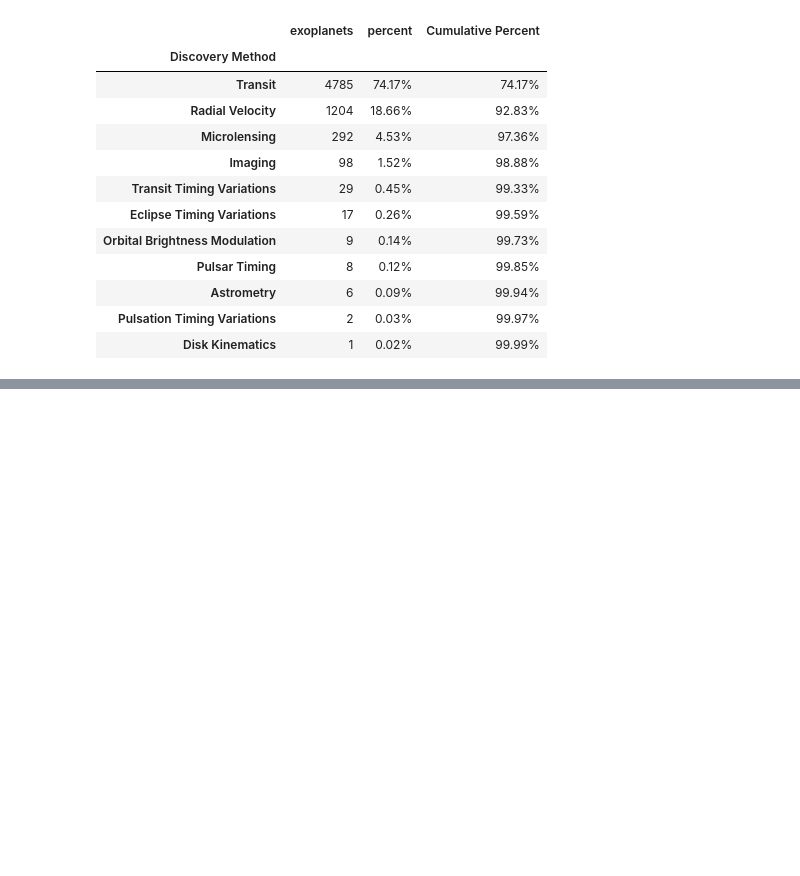
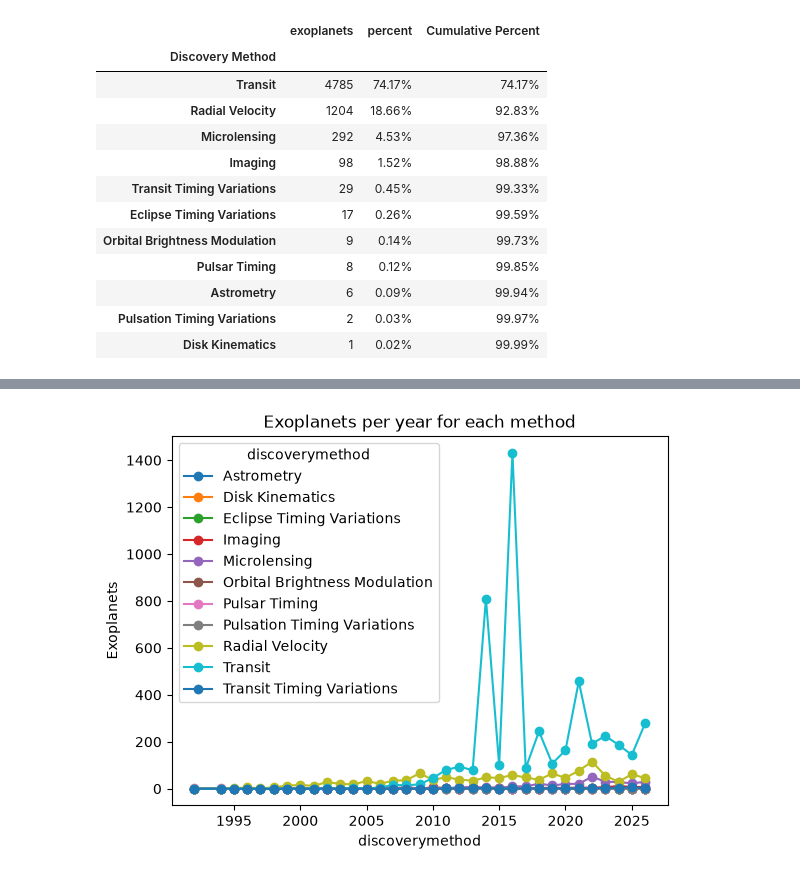
Before and after one commit to alexandervp1/aequo-finance, a Jupyter notebook: data/astronomical_analysis.ipynb, the cells around one changed output, grey strips where cells are left out. Cells and saved outputs as stored; diff of their text form; code cells hidden in the pictures; blank space fills up the shorter version.

```diff
--- a/data/astronomical_analysis.ipynb
+++ b/data/astronomical_analysis.ipynb
@@ -350,10 +351,17 @@ summary_pl_disc_per_discoverymethod.style.format({
 | Pulsation Timing Variations | 2 | 0.03% | 99.97% |
 | Disk Kinematics | 1 | 0.02% | 99.99% |
 # %%
-#planets per year for each method
+#Exoplanets per year for each method
 
-pl_per_year_per_discoverymethod = pd.read_sql("""
-    SELECT discoverymethod, COUNT(*) AS exoplanets
+pl_per_year_each_method = pd.read_sql("""
+    SELECT disc_year, discoverymethod, COUNT(*) AS exoplanets
     FROM exoplanets_data
-    GROUP BY
+    GROUP BY disc_year, discoverymethod
+    ORDER BY disc_year, discoverymethod
 """, engine)
+
+table = pl_per_year_each_method.pivot(
+    index='disc_year', columns='discoverymethod', values='exoplanets'
+).fillna(0).astype(int)
+
+table
@@ -359,0 +387,9 @@ pl_per_year_per_discoverymethod = pd.read_sql("""
+# %%
+#Exoplanets per year for each method (Chart)
+ax = table.plot(marker='o')
+ax.set_title('Exoplanets per year for each method')
+ax.set_xlabel('discoverymethod')
+ax.set_ylabel('Exoplanets')
+plt.show()
+# %% [output]
+[figure, added]
```
Also changed, not shown: parts of 10 cells of this notebook.
